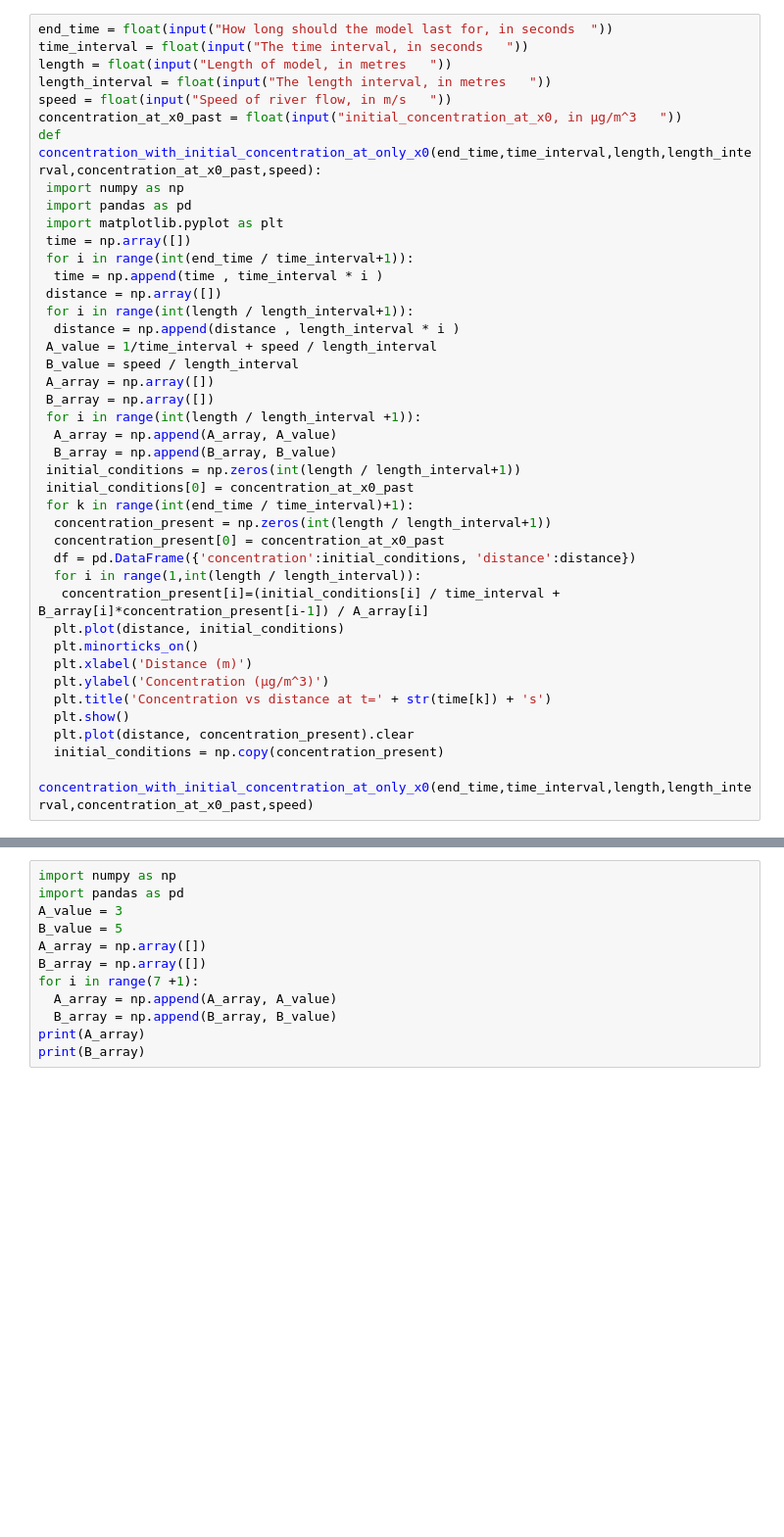
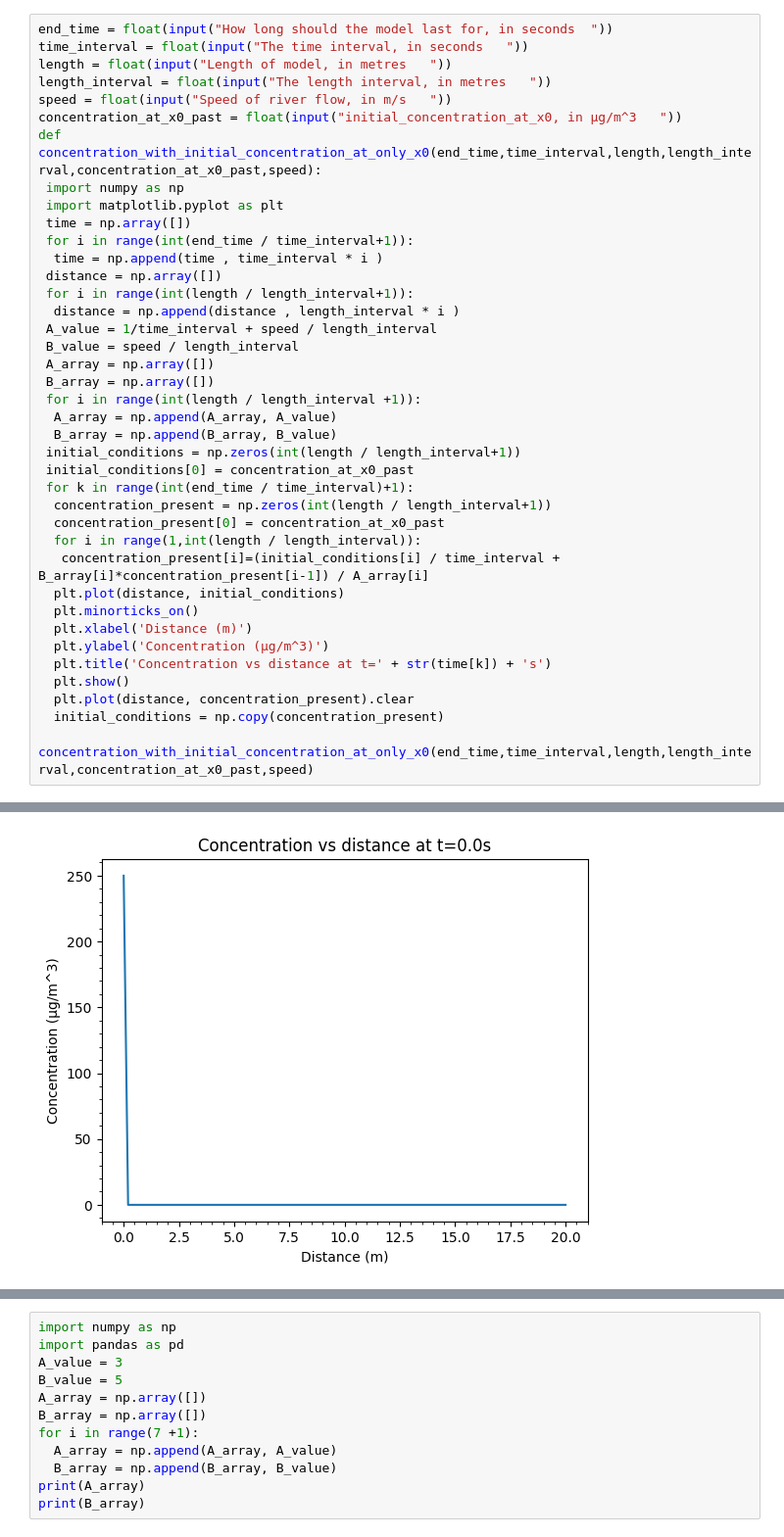
Before and after one commit to liz-lewis-manchester/CNM_2025_group_09, a Jupyter notebook: Test 1.ipynb, the cells around one changed output, grey strips where cells are left out. Shown at 98% size. Cells and saved outputs as stored; diff of their text form; blank space fills up the shorter version.

Commit message:
Removed pandas

```diff
--- a/Test 1.ipynb
+++ b/Test 1.ipynb
@@ -9,7 +9,6 @@ speed = float(input("Speed of river flow, in m/s   "))
 concentration_at_x0_past = float(input("initial_concentration_at_x0, in μg/m^3   "))
 def concentration_with_initial_concentration_at_only_x0(end_time,time_interval,length,length_interval,concentration_at_x0_past,speed):
  import numpy as np
- import pandas as pd
  import matplotlib.pyplot as plt
  time = np.array([])
  for i in range(int(end_time / time_interval+1)):
@@ -29,7 +28,6 @@ def concentration_with_initial_concentration_at_only_x0(end_time,time_interval,l
  for k in range(int(end_time / time_interval)+1):
   concentration_present = np.zeros(int(length / length_interval+1))
   concentration_present[0] = concentration_at_x0_past
-  df = pd.DataFrame({'concentration':initial_conditions, 'distance':distance})
   for i in range(1,int(length / length_interval)):
    concentration_present[i]=(initial_conditions[i] / time_interval + B_array[i]*concentration_present[i-1]) / A_array[i]
   plt.plot(distance, initial_conditions)
@@ -42,3 +40,4 @@ def concentration_with_initial_concentration_at_only_x0(end_time,time_interval,l
   initial_conditions = np.copy(concentration_present)
 
 concentration_with_initial_concentration_at_only_x0(end_time,time_interval,length,length_interval,concentration_at_x0_past,speed)
+# %% [output]
@@ -44,0 +50 @@ concentration_with_initial_concentration_at_only_x0(end_time,time_interval,lengt
+[figure, added]
```
Also changed, not shown: parts of 1 cell of this notebook.
